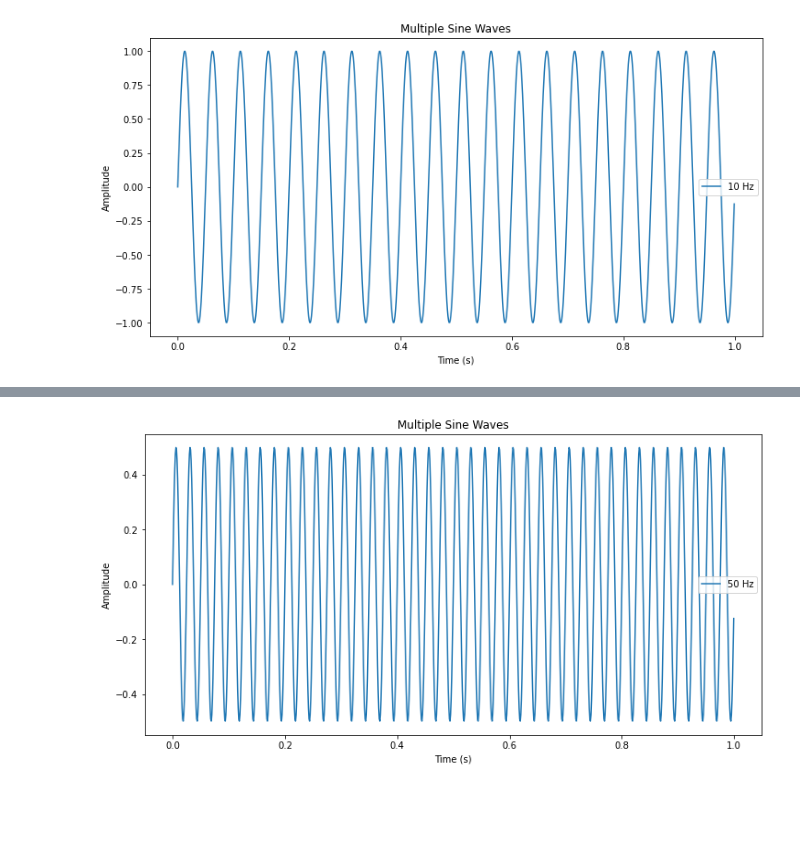
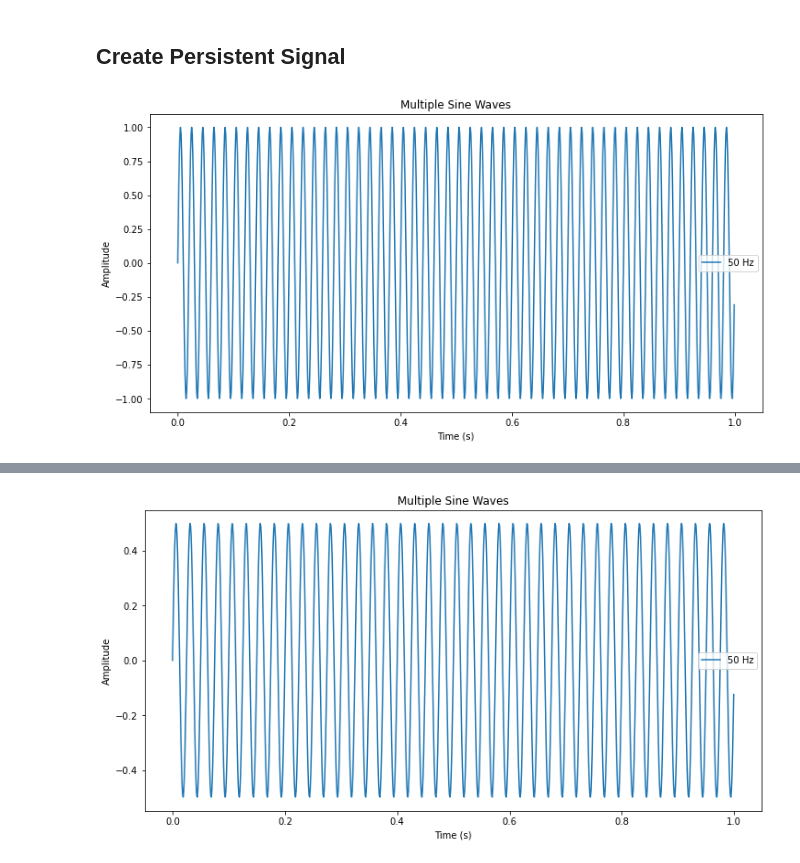
Before and after one commit to sayingless/fast-fourier-transform, a Jupyter notebook: Fourier Transform.ipynb, the cells around one changed output, grey strips where cells are left out. Saved outputs shown, nothing was run; the diff lists cells and outputs as text; code cells hidden in the pictures; blank space fills up the shorter version.

```diff
--- a/Fourier Transform.ipynb
+++ b/Fourier Transform.ipynb
@@ -7,4 +9,5 @@ plt.rcParams['figure.figsize'] = [12, 6]
 # Generate time vector
 duration = 1  # seconds
 sampling_rate = 1000  # Hz
-t = np.arange(0, duration, 1/sampling_rate)
+time = np.arange(0, duration, 1/sampling_rate) # x timeline
+amplitude = 1
@@ -11,15 +29,16 @@ t = np.arange(0, duration, 1/sampling_rate)
+# %% [markdown]
+## Create Persistent Signal
 # %%
 # Generate sine waves
-amplitude_1 = 1
-frequency_1 = 20  # Hz
-sine_wave_1 = amplitude_1 * np.sin(2 * np.pi * frequency_1 * t)
+persistent_frequency = 50  # Hz
+persistent_sin_wave = amplitude * np.sin(2 * np.pi * persistent_frequency * time)
 
 # Plot sine waves
-plt.plot(t, sine_wave_1, label='10 Hz')
+plt.plot(time, persistent_sin_wave, label='50 Hz')
 plt.xlabel('Time (s)')
 plt.ylabel('Amplitude')
 plt.title('Multiple Sine Waves')
 plt.legend()
 plt.show()
 # %% [output]
-[figure, old version]
+[figure, new version]
```
Also changed, not shown: parts of 18 cells of this notebook.
